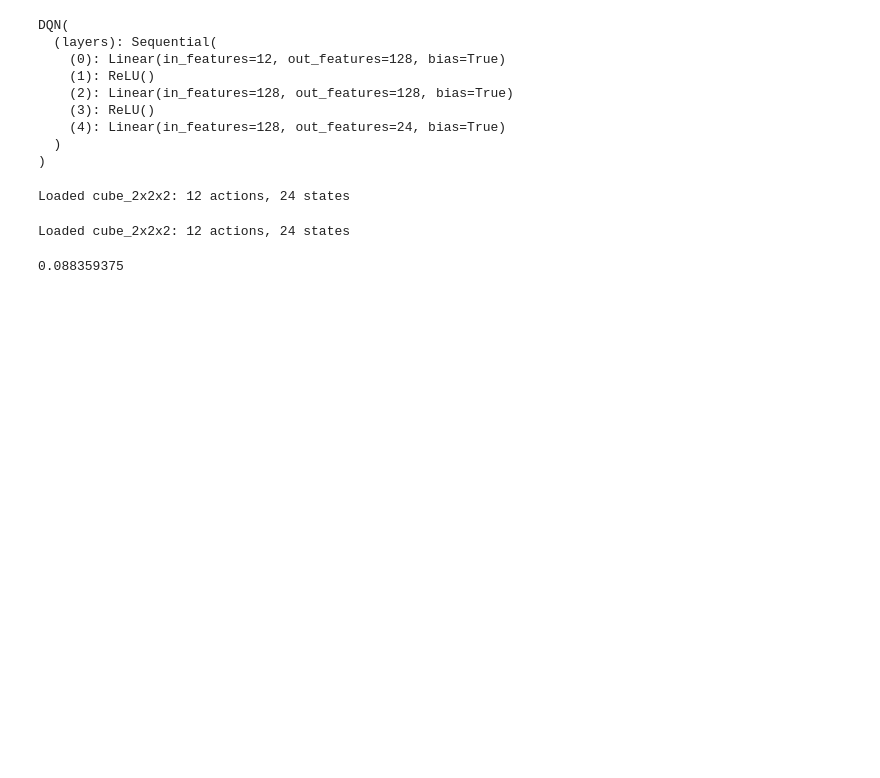
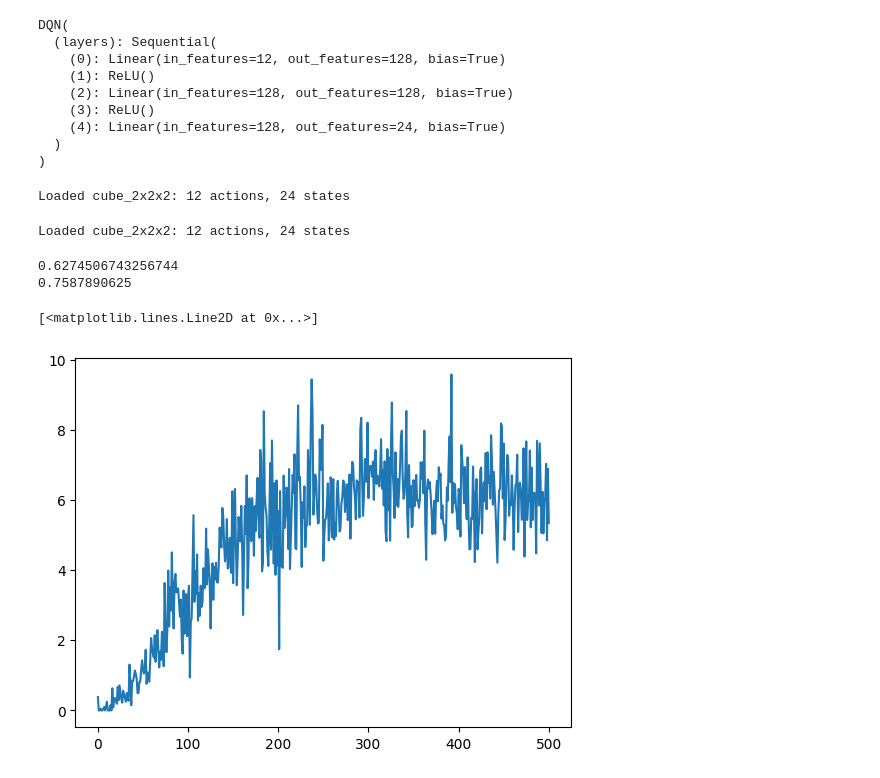
Before and after one commit to LeonY117/polytope-permutation, a Jupyter notebook: agent.ipynb, the cells around one changed output. Saved outputs shown, nothing was run; the diff lists cells and outputs as text; code cells hidden in the pictures; blank space fills up the shorter version.

Commit message:
update training outputs

```diff
--- a/agent.ipynb
+++ b/agent.ipynb
@@ -165,33 +166,56 @@ agent_config = {
 # %% [output]
 Loaded cube_2x2x2: 12 actions, 24 states
 # %%
-EPISODES = 500
+EPISODES = 1000
 env = PuzzleEnv(env_config)
 agent = Agent(agent_config)
 
-reward_history = []
-success_history = []
-loss_history = []
 
-s = env.reset()
-s = torch.tensor(s, device=device)
-for _ in tqdm(range(EPISODES)):
-    for _ in range(env_config["max_steps"]):
-        a = agent.select_action(s)
-        s_n, r, terminated, mask = env.step(a)
-        s_n = torch.tensor(s_n, device=device)
+history = {
+    "reward": [],
+    "avg_success": [],
+    "loss": [],
+    "success_per_n": {
+        n: [] for n in range(*env_config["reset_config"]["shuffle_range"])
+    },
+}
 
-        loss = agent.optimize(s, a, r, s_n, terminated, mask)
-        s = s_n
-        agent.update_target_net()
 
-    agent.steps += 1
-    loss_history.append(loss)
-    reward_history.append(env.get_cumulative_reward().sum().item() / env.num_envs)
-    success_history.append(env.get_completion_rate())
+def train(env, agent, episodes, history):
+    s = env.reset()
+    s = torch.tensor(s, device=device)
+    for _ in tqdm(range(episodes)):
+        for _ in range(env_config["max_steps"]):
+            a = agent.select_action(s)
+            s_n, r, terminated, mask = env.step(a)
+            s_n = torch.tensor(s_n, device=device)
 
-# print(success_history[-1])
-print(sum(success_history) / len(success_history))
+            loss = agent.optimize(s, a, r, s_n, terminated, mask)
+            s = s_n
+            agent.update_target_net()
+
+        agent.steps += 1
+        history["loss"].append(loss)
+        history["reward"].append(
+            env.get_cumulative_reward().sum().item() / env.num_envs
+        )
+        success_per_n, average_success = env.get_completion_rate()
+        history["avg_success"].append(average_success)
+        for n, rate in success_per_n.items():
+            history["success_per_n"][n].append(rate)
 # %% [output]
 Loaded cube_2x2x2: 12 actions, 24 states
-0.088359375
+# %%
+train(env, agent, episodes = 5000, history = history)
+print(sum(history["avg_success"]) / len(history["avg_success"]))
+print(history['avg_success'][-1])
+# %% [output]
+0.6274506743256744
+0.7587890625
+# %%
+density = 500
+gap = len(history['loss'])//density
+plt.plot(history['loss'][::gap])
+# %% [output]
+[<matplotlib.lines.Line2D at 0x...>]
+[figure, added]
```
Also changed, not shown: parts of 11 cells of this notebook.
